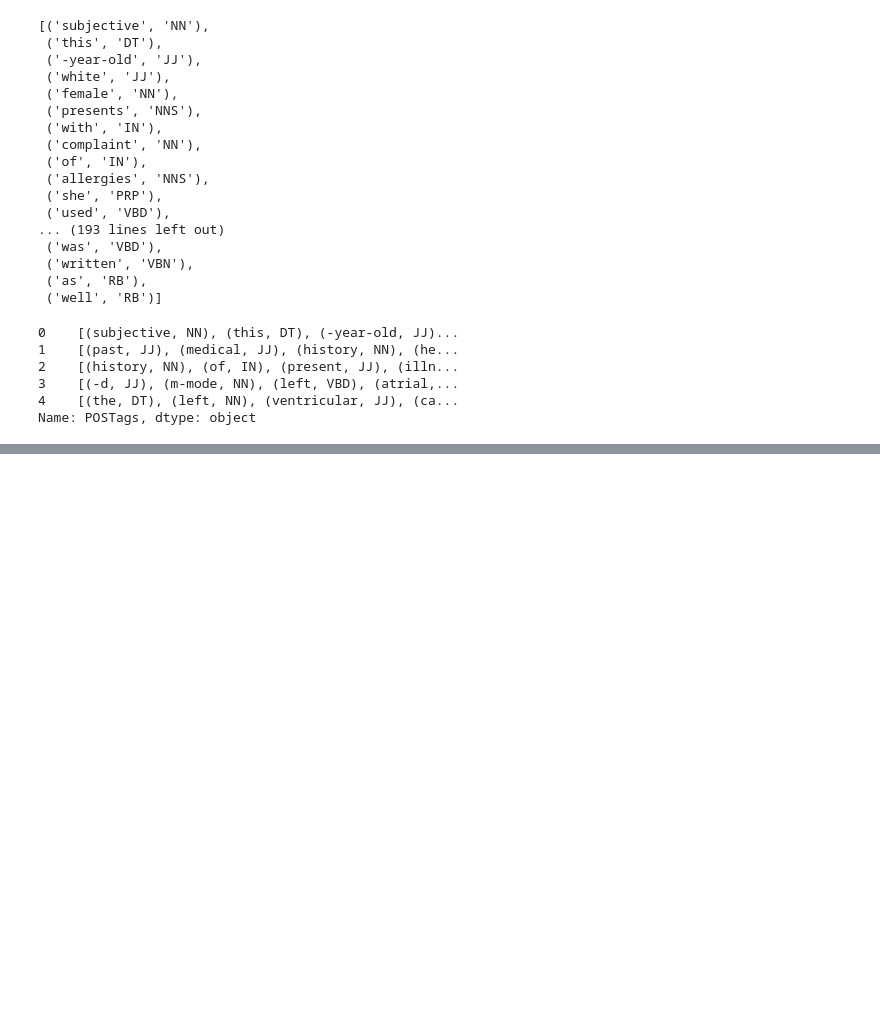
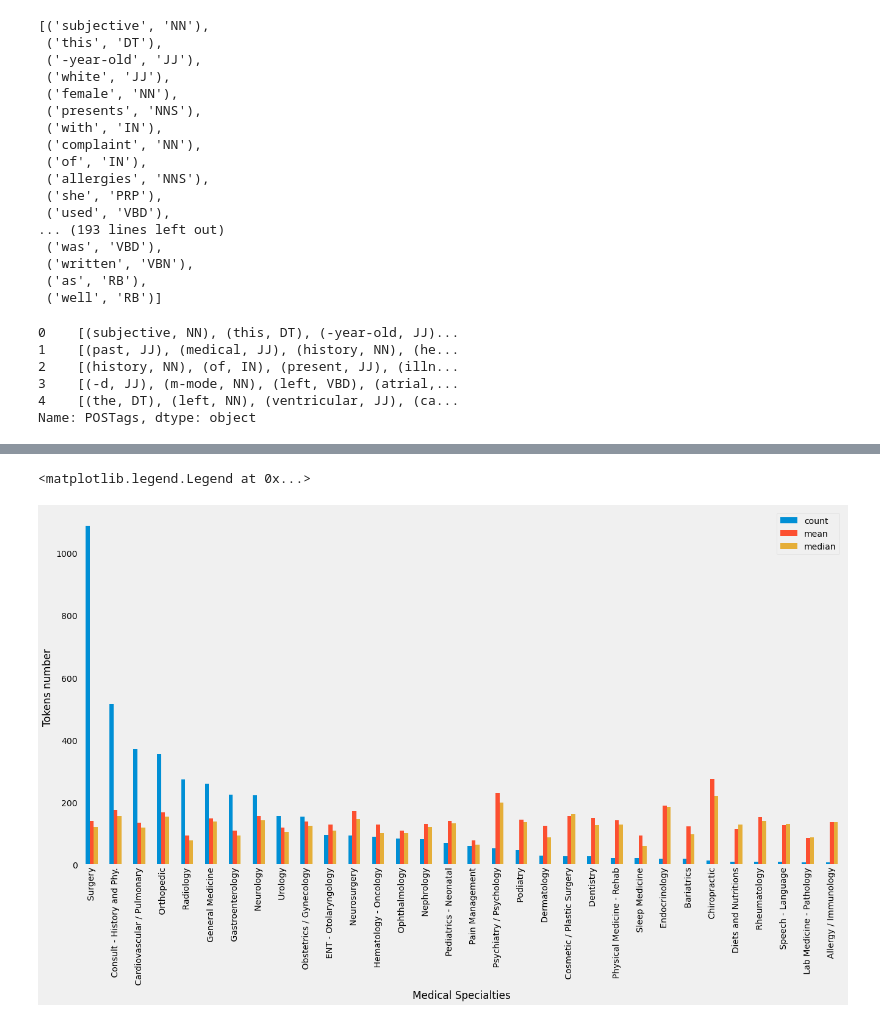
Before and after one commit to AliceSartori/NLP_AND_Clinical-Notes, a Jupyter notebook: alice/Machine_Learning_04_25.ipynb, the cells around one changed output, grey strips where cells are left out. Saved outputs shown, nothing was run; the diff lists cells and outputs as text; code cells hidden in the pictures; blank space fills up the shorter version.

```diff
--- a/alice/Machine_Learning_04_25.ipynb
+++ b/alice/Machine_Learning_04_25.ipynb
@@ -323,3 +374,2 @@ data
 # %%
-data['tokens'] = data['tokens'].str.split().str.len()
 data.reset_index(drop=True)
@@ -342,2 +418,0 @@ for k in sorted(dictionary, key=dictionary.get, reverse=True):
-# %%
-data['tokenized_sents'] = data['tokenized_sents'].astype('str')
@@ -346,5 +418,0 @@ data['POSTags'][0]
-# %%
-data['Nouns'] = data['POSTags'].apply(lambda x: [(t[0], t[1]) for t in x if t[1]=='NN' or t[1]=='NNP' or t[1]=='NNS' or t[1]=='NNPS'])
-
-
-data['Nouns']
@@ -355,9 +419,9 @@ data['Nouns'][0]
 # %%
-from nltk.corpus import stopwords
-stop = stopwords.words('english')
+# from nltk.corpus import stopwords
+# stop = stopwords.words('english')
 
-data['post_stopwords'] = data['tokenized_sents'].apply(lambda x: [item for item in x if item not in stop])
-data.sample(5)
+# data['post_stopwords'] = data['tokenized_sents'].apply(lambda x: [item for item in x if item not in stop])
+# data.sample(5)
 # %%
 data['tokenized_sents']=data['tokenized_sents'].astype('str')
 data['tokenized_sents']
@@ -401,13 +581,16 @@ data.groupby('medical_specialty')['tokens'].agg(['count', 'mean', 'median']).sor
 # %%
 # A good snapshot: in our corpus there is a great number of texts for Surgery, but for practices like Psychiatry and
 #Immunology very few. Nonetheless, mean and median of tokes are high for those categories, which means that the corpora
 #are long
-data.groupby('medical_specialty')['tokens'].agg(['count', 'mean', 'median']).sort_values(by='count',ascending = False).plot(kind='bar', figsize=(20,10))
+data.groupby('medical_specialty')['lemmatize_count'].agg(['count', 'mean', 'median']).sort_values(by='count',ascending = False).plot(kind='bar', figsize=(20,10))
 plt.ylabel("Tokens number" )
 plt.xlabel("Medical Specialties")
 plt.grid()
 plt.xticks(rotation = 90)
 plt.legend(fancybox= True)
+# %% [output]
+<matplotlib.legend.Legend at 0x...>
+[figure, added]
 # %%
 #Decided to group some categories in sleep and Pain, Dermatology and Cosmetic Surgery In SKIN cosmetics, Chiropratic and Phisical med Rehab,
 #Bariatrics and Nutritions in Dietology,
```
Also changed, not shown: parts of 77 cells of this notebook, 2 other files.
